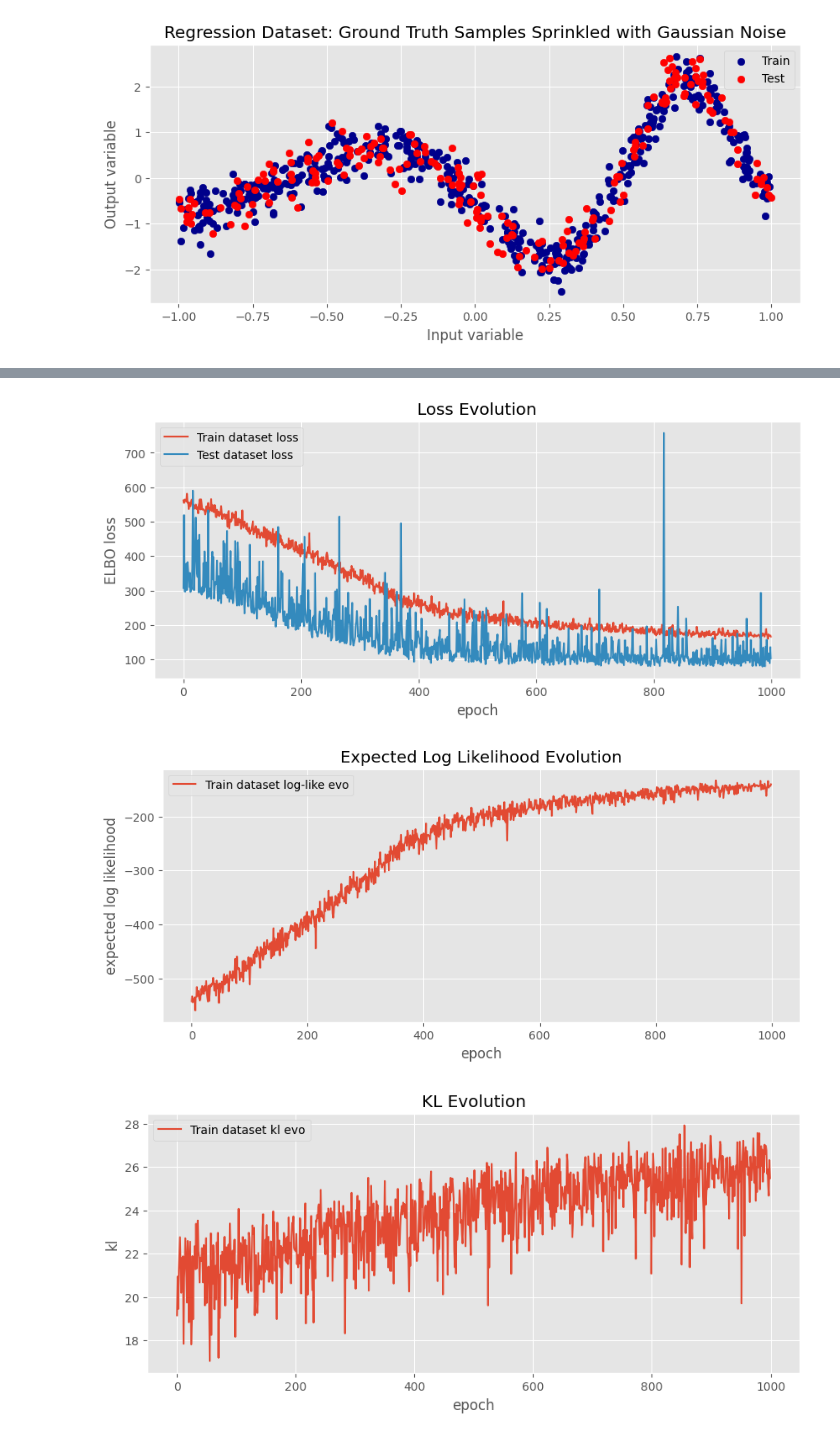
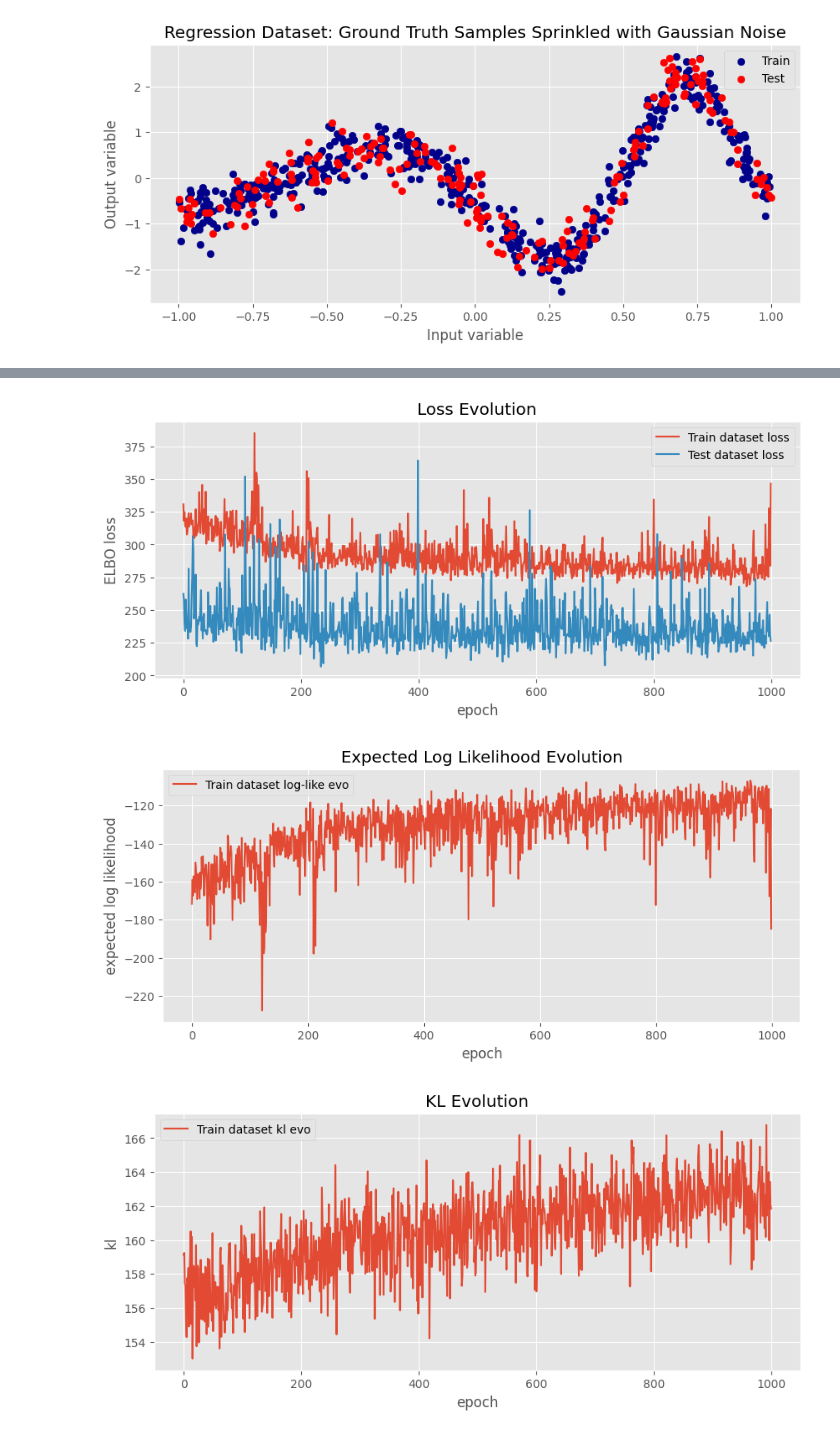
Before and after one commit to Marco-Gal/Bayesian-Neural-Network-Project, a Jupyter notebook: t distribution toy problems/gaussian-noise.ipynb, the cells around one changed output, grey strips where cells are left out. Saved outputs shown, nothing was run; the diff lists cells and outputs as text; code cells hidden in the pictures.

```diff
--- a/t distribution toy problems/gaussian-noise.ipynb
+++ b/t distribution toy problems/gaussian-noise.ipynb
@@ -355,8 +398,9 @@ class T_MeanFieldBNN(nn.Module):
 
         return kl - exp_ll, exp_ll, kl
 # %%
-gaussian_bnn_model = GaussianMeanFieldBNN(1, [10,10, 10], 1, noise_std=0.3, prior_var = 0.3)
+gaussian_bnn_model = GaussianMeanFieldBNN(1, [5, 5], 1, noise_std=0.3, prior_var = 0.4)
 t_bnn_model = T_MeanFieldBNN(1, [5, 5], 1, df=5, noise_std=0.3, prior_var = 0.4)
+lap_bnn_model = Lap_MeanFieldBNN(1, [5, 5], 1, noise_std=0.3, prior_var = 0.4)
 
 g_opt = torch.optim.Adam(
     gaussian_bnn_model.parameters(),
@@ -367,3 +411,8 @@ t_opt = torch.optim.Adam(
     t_bnn_model.parameters(),
     lr = 1e-2
 )
+
+lap_opt = torch.optim.Adam(
+    Lap_MeanFieldBNN.parameters(),
+    lr = 1e-2
+)
@@ -418,17 +469,17 @@ tr_mse_loss_evo = []
 te_mse_loss_evo = []
 aux_loss = nn.MSELoss()
 
-for epoch in tqdm(range(4000)):  # epochs
+for epoch in tqdm(range(1000)):  # epochs
     g_opt.zero_grad()
 
     l, ll, kl = gaussian_bnn_model.loss(x_tr, y_tr, num_samples = 10)
     tr_loss_evo.append(l.item())
     tr_ll_evo.append(ll.item())
     tr_kl_evo.append(kl.item())
-    tr_mse_loss_evo.append(aux_loss(gaussian_bnn_model(x_tr), y_tr.unsqueeze(0)).item())
+    tr_mse_loss_evo.append(aux_loss(gaussian_bnn_model(x_tr)[0], y_tr.unsqueeze(0)).item())
 
     te_loss_evo.append(gaussian_bnn_model.loss(x_te, y_te)[0].item())
-    te_mse_loss_evo.append(aux_loss(gaussian_bnn_model(x_te), y_te.unsqueeze(0)).item())
+    te_mse_loss_evo.append(aux_loss(gaussian_bnn_model(x_te)[0], y_te.unsqueeze(0)).item())
 
     l.backward()
     g_opt.step()
@@ -482,14 +533,14 @@ aux_loss = nn.MSELoss()
 for epoch in tqdm(range(1000)):  # epochs
     t_opt.zero_grad()
 
-    l, ll, kl = t_bnn_model.loss(x_tr, y_tr, num_samples = 100)
+    l, ll, kl = t_bnn_model.loss(x_tr, y_tr, num_samples = 10)
     tr_loss_evo.append(l.item())
     tr_ll_evo.append(ll.item())
     tr_kl_evo.append(kl.item())
-    tr_mse_loss_evo.append(aux_loss(t_bnn_model(x_tr), y_tr.unsqueeze(0)).item())
+    tr_mse_loss_evo.append(aux_loss(t_bnn_model(x_tr)[0], y_tr.unsqueeze(0)).item())
 
     te_loss_evo.append(t_bnn_model.loss(x_te, y_te)[0].item())
-    te_mse_loss_evo.append(aux_loss(t_bnn_model(x_te), y_te.unsqueeze(0)).item())
+    te_mse_loss_evo.append(aux_loss(t_bnn_model(x_te)[0], y_te.unsqueeze(0)).item())
 
     l.backward()
     t_opt.step()
@@ -499,33 +550,33 @@ plt.rcParams["figure.figsize"] = (10, 4)
 plt.plot(tr_loss_evo, label='Train dataset loss')
 plt.plot(te_loss_evo, label='Test dataset loss')
 plt.ylabel('ELBO loss')
 plt.xlabel('epoch')
 plt.legend()
 plt.title('Loss Evolution')
 plt.show()
 
 plt.plot(tr_ll_evo, label='Train dataset log-like evo')
 plt.ylabel('expected log likelihood')
 plt.xlabel('epoch')
 plt.legend()
 plt.title('Expected Log Likelihood Evolution')
 plt.show()
 
 plt.plot(tr_kl_evo, label='Train dataset kl evo')
 plt.ylabel('kl')
 plt.xlabel('epoch')
 plt.legend()
 plt.title('KL Evolution')
 plt.show()
 
 plt.plot(tr_mse_loss_evo, label='Train dataset')
 plt.plot(te_mse_loss_evo, label='Test dataset')
 plt.ylabel('MSE')
 plt.xlabel('epoch')
 plt.legend()
 plt.title('MSE Evolution')
 plt.show()
 # %% [output]
-[figure, old version]
+[figure, new version]
-[figure, old version]
+[figure, new version]
-[figure, old version]
+[figure, new version]
```
Also changed, not shown: parts of 11 cells of this notebook, 4 other files.
